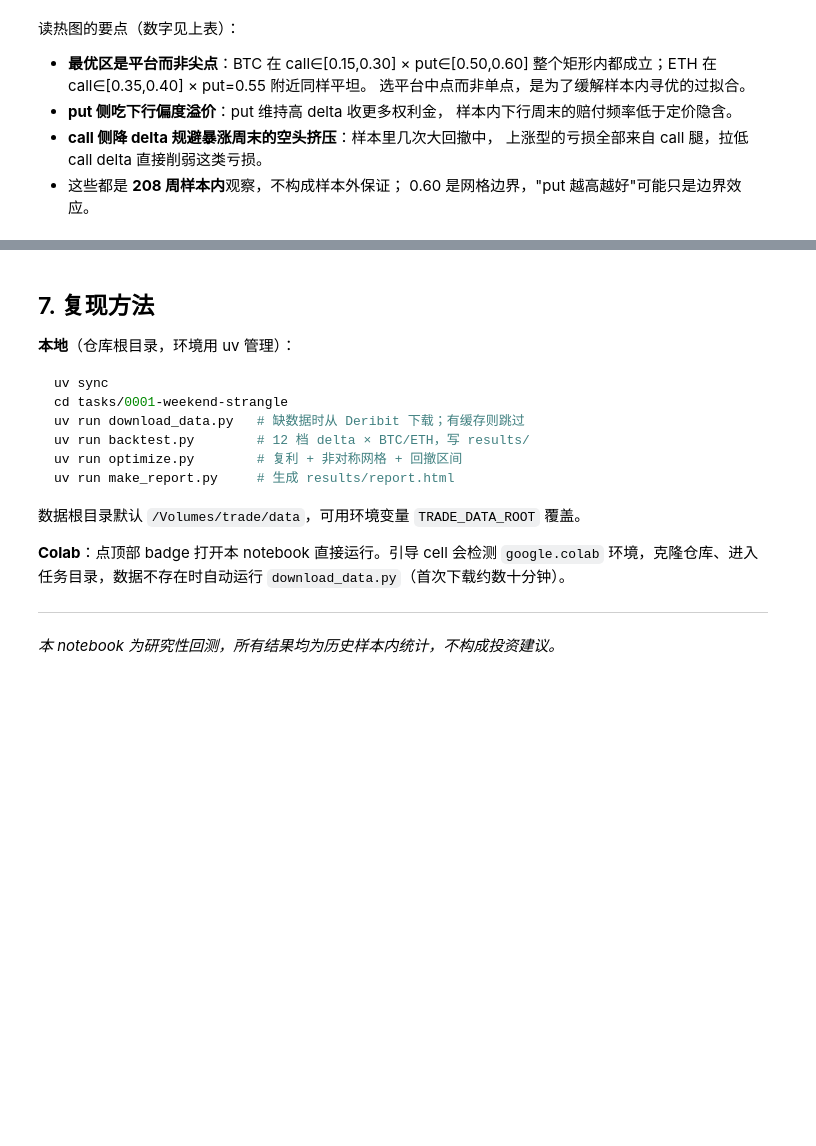
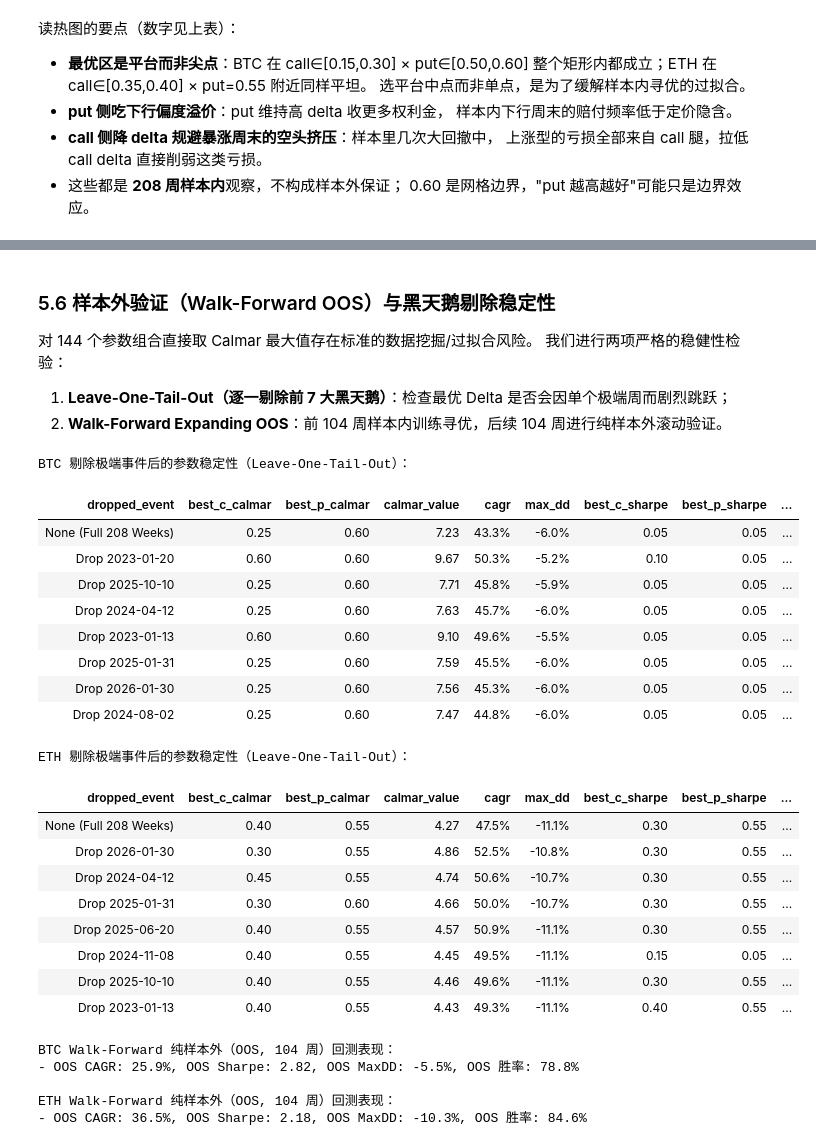
Before and after one commit to mizorewww/backtest, a Jupyter notebook: tasks/0001-weekend-strangle/notebook.ipynb, the cells around one changed output, grey strips where cells are left out. Cells and saved outputs as stored; diff of their text form; code cells hidden in the pictures; blank space fills up the shorter version.

````diff
--- a/tasks/0001-weekend-strangle/notebook.ipynb
+++ b/tasks/0001-weekend-strangle/notebook.ipynb
@@ -716,0 +709,12 @@ ETH 35/35 复利口径前 5 大回撤区间：
+# %%
+from advanced_analysis import simulate_intraday_margin
+
+for cur in ("BTC", "ETH"):
+    df_stress, _ = simulate_intraday_margin(cur, dc=0.35, dp=0.35)
+    worst_float = df_stress["max_floating_loss"].min()
+    worst_term = df_stress["terminal_pnl"].min()
+    liq_count = df_stress["liquidated"].sum()
+    print(f"\n{cur} 35Δ 盘中保证金与路径压力测试：")
+    print(f"- 208 周中发生盘中强平周数：{liq_count} 次（在 1.0 BTC/ETH 全额现货备兑与标准保证金下）")
+    print(f"- 最大盘中浮亏（MAE）：{worst_float:.4f} {cur}（显著大于终盘最大亏损 {worst_term:.4f} {cur}）")
+    print(f"- 盘中浮亏中位数：{df_stress['max_floating_loss'].median():.4f} {cur}")
@@ -717,23 +731,51 @@ ETH 35/35 复利口径前 5 大回撤区间：
 # %% [markdown]
-## 7. 复现方法
+### 5.6 样本外验证（Walk-Forward OOS）与黑天鹅剔除稳定性
 
-**本地**（仓库根目录，环境用 uv 管理）：
+对 144 个参数组合直接取 Calmar 最大值存在标准的数据挖掘/过拟合风险。
+我们进行两项严格的稳健性检验：
 
-```bash
-uv sync
-cd tasks/0001-weekend-strangle
-uv run download_data.py   # 缺数据时从 Deribit 下载；有缓存则跳过
-uv run backtest.py        # 12 档 delta × BTC/ETH，写 results/
-uv run optimize.py        # 复利 + 非对称网格 + 回撤区间
-uv run make_report.py     # 生成 results/report.html
-```
-
-数据根目录默认 `/Volumes/trade/data`，可用环境变量 `TRADE_DATA_ROOT` 覆盖。
-
-**Colab**：点顶部 badge 打开本 notebook 直接运行。引导 cell 会检测
-`google.colab` 环境，克隆仓库、进入任务目录，数据不存在时自动运行
-`download_data.py`（首次下载约数十分钟）。
-
----
-
-*本 notebook 为研究性回测，所有结果均为历史样本内统计，不构成投资建议。*
+1. **Leave-One-Tail-Out（逐一剔除前 7 大黑天鹅）**：检查最优 Delta 是否会因单个极端周而剧烈跳跃；
+2. **Walk-Forward Expanding OOS**：前 104 周样本内训练寻优，后续 104 周进行纯样本外滚动验证。
+# %%
+from advanced_analysis import run_leave_one_tail_out, run_walk_forward
+
+for cur in ("BTC", "ETH"):
+    df_loto = run_leave_one_tail_out(cur)
+    print(f"\n{cur} 剔除极端事件后的参数稳定性（Leave-One-Tail-Out）：")
+    display(df_loto.style.format({
+        "best_c_calmar": "{:.2f}", "best_p_calmar": "{:.2f}",
+        "calmar_value": "{:.2f}", "cagr": "{:.1%}", "max_dd": "{:.1%}",
+        "best_c_sharpe": "{:.2f}", "best_p_sharpe": "{:.2f}", "sharpe_value": "{:.2f}"
+    }).hide(axis="index"))
+# %% [output]
+BTC 剔除极端事件后的参数稳定性（Leave-One-Tail-Out）：
+| dropped_event | best_c_calmar | best_p_calmar | calmar_value | cagr | max_dd | best_c_sharpe | best_p_sharpe | ... |
+| None (Full 208 Weeks) | 0.25 | 0.60 | 7.23 | 43.3% | -6.0% | 0.05 | 0.05 | ... |
+| Drop 2023-01-20 | 0.60 | 0.60 | 9.67 | 50.3% | -5.2% | 0.10 | 0.05 | ... |
+| Drop 2025-10-10 | 0.25 | 0.60 | 7.71 | 45.8% | -5.9% | 0.05 | 0.05 | ... |
+| Drop 2024-04-12 | 0.25 | 0.60 | 7.63 | 45.7% | -6.0% | 0.05 | 0.05 | ... |
+| Drop 2023-01-13 | 0.60 | 0.60 | 9.10 | 49.6% | -5.5% | 0.05 | 0.05 | ... |
+| Drop 2025-01-31 | 0.25 | 0.60 | 7.59 | 45.5% | -6.0% | 0.05 | 0.05 | ... |
+| Drop 2026-01-30 | 0.25 | 0.60 | 7.56 | 45.3% | -6.0% | 0.05 | 0.05 | ... |
+| Drop 2024-08-02 | 0.25 | 0.60 | 7.47 | 44.8% | -6.0% | 0.05 | 0.05 | ... |
+ETH 剔除极端事件后的参数稳定性（Leave-One-Tail-Out）：
+| dropped_event | best_c_calmar | best_p_calmar | calmar_value | cagr | max_dd | best_c_sharpe | best_p_sharpe | ... |
+| None (Full 208 Weeks) | 0.40 | 0.55 | 4.27 | 47.5% | -11.1% | 0.30 | 0.55 | ... |
+| Drop 2026-01-30 | 0.30 | 0.55 | 4.86 | 52.5% | -10.8% | 0.30 | 0.55 | ... |
+| Drop 2024-04-12 | 0.45 | 0.55 | 4.74 | 50.6% | -10.7% | 0.30 | 0.55 | ... |
+| Drop 2025-01-31 | 0.30 | 0.60 | 4.66 | 50.0% | -10.7% | 0.30 | 0.55 | ... |
+| Drop 2025-06-20 | 0.40 | 0.55 | 4.57 | 50.9% | -11.1% | 0.30 | 0.55 | ... |
+| Drop 2024-11-08 | 0.40 | 0.55 | 4.45 | 49.5% | -11.1% | 0.15 | 0.05 | ... |
+| Drop 2025-10-10 | 0.40 | 0.55 | 4.46 | 49.6% | -11.1% | 0.30 | 0.55 | ... |
+| Drop 2023-01-13 | 0.40 | 0.55 | 4.43 | 49.3% | -11.1% | 0.40 | 0.55 | ... |
+# %%
+for cur in ("BTC", "ETH"):
+    df_wf_meta, oos_m = run_walk_forward(cur)
+    print(f"\n{cur} Walk-Forward 纯样本外（OOS, 104 周）回测表现：")
+    print(f"- OOS CAGR: {oos_m['cagr']:.1%}, OOS Sharpe: {oos_m['sharpe_w']:.2f}, OOS MaxDD: {oos_m['max_dd']:.1%}, OOS 胜率: {oos_m['win_rate']:.1%}")
+# %% [output]
+BTC Walk-Forward 纯样本外（OOS, 104 周）回测表现：
+- OOS CAGR: 25.9%, OOS Sharpe: 2.82, OOS MaxDD: -5.5%, OOS 胜率: 78.8%
+
+ETH Walk-Forward 纯样本外（OOS, 104 周）回测表现：
+- OOS CAGR: 36.5%, OOS Sharpe: 2.18, OOS MaxDD: -10.3%, OOS 胜率: 84.6%
````
Also changed, not shown: parts of 12 cells of this notebook, 26 other files.
